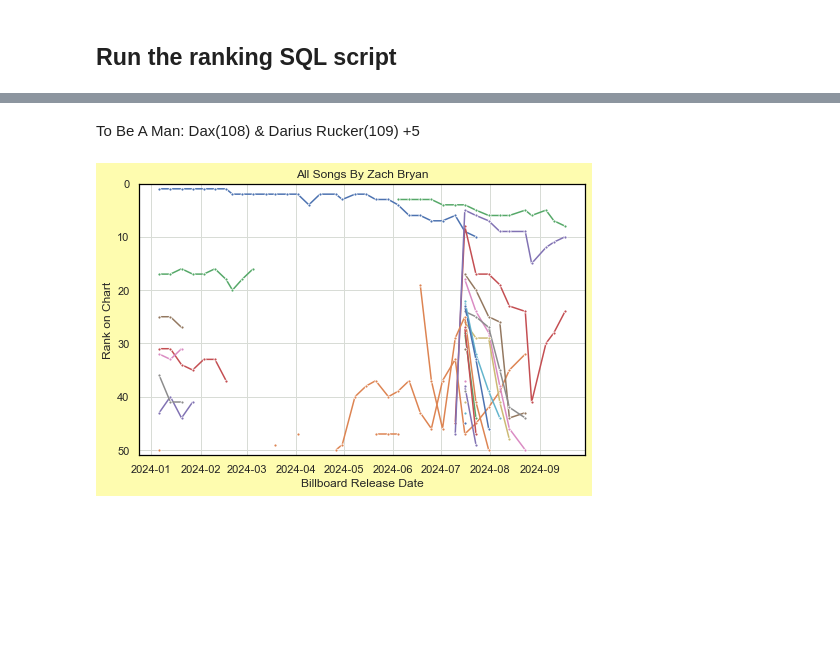
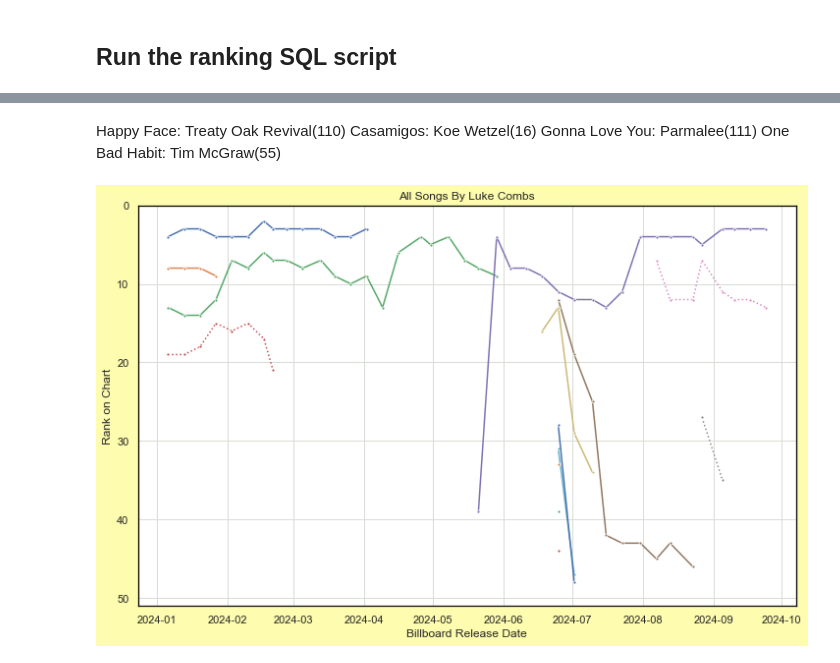
Before and after one commit to jwmanahan/billboard, a Jupyter notebook: add_new_week.ipynb, the cells around one changed output, grey strips where cells are left out. Drawn from its saved outputs; the diff is of its cells as text; code cells hidden in the pictures; blank space fills up the shorter version.

```diff
--- a/add_new_week.ipynb
+++ b/add_new_week.ipynb
@@ -22,7 +22,7 @@ import pathlib
 # %%
 sns.set(
     rc={
-        "figure.figsize" : (8, 5)
+        "figure.figsize" : (10, 6.25)
         , "axes.facecolor" : "xkcd:white"
         , "figure.facecolor" : "xkcd:parchment"
         , 'grid.color' : 'xkcd:light gray'
@@ -624,42 +739,45 @@ Lainey Wilson      2
 Name: song_id, dtype: int64
 # %% [markdown]
-To Be A Man: Dax(108) & Darius Rucker(109) +5
+Happy Face: Treaty Oak Revival(110)
+Casamigos: Koe Wetzel(16)
+Gonna Love You: Parmalee(111)
+One Bad Habit: Tim McGraw(55)
 # %%
 # For now, manual artist name selection
 # TODO: Create charts for every artist on this week's chart at once
-artist_name = 'Zach Bryan' # TODO: use artist ID, but label with artist_name
+artist_name = 'Luke Combs' # TODO: use artist ID, but label with artist_name
 
 df_weeks_this_artist = df_weeks_for_artist.query(
     f"artist_name == '{artist_name}'"
 )
 
 sns.color_palette('Paired') # TOFIX
 for _, row in df_weeks_this_artist.pivot( # TODO no pivot to support legend in char 'song_name'
     index = 'song_id'
     , columns = 'billboard_observation_date' #TODO: weeks ago
     , values = 'billboard_rank'
 ).fillna(
     np.inf # suppresses only if a different song is on the chart that week
 ).iterrows():
     graph = sns.lineplot(
         data = row
         , linestyle = credit_type_to_linestyle[
             df_weeks_this_artist[
                 df_weeks_this_artist['song_id'] == row.name
             ].groupby('relationship_type').count().iloc[0].name
         ]
         , marker = '.'
     )
 
 graph.set(
     title = f'All Songs By {artist_name}'
     , xlabel = 'Billboard Release Date' # Really observation date (for now)
     , ylabel = 'Rank on Chart'
     , ylim = [0, 51]
 ) # TODO suppress vertical gridlines
 graph.axes.invert_yaxis()
 # %% [output]
-[figure, old version]
+[figure, new version]
 # %%
 with duckdb.connect('raw_db.duckdb') as conn:
     print(conn.sql(
```
Also changed, not shown: parts of 31 cells of this notebook, 5 other files.
